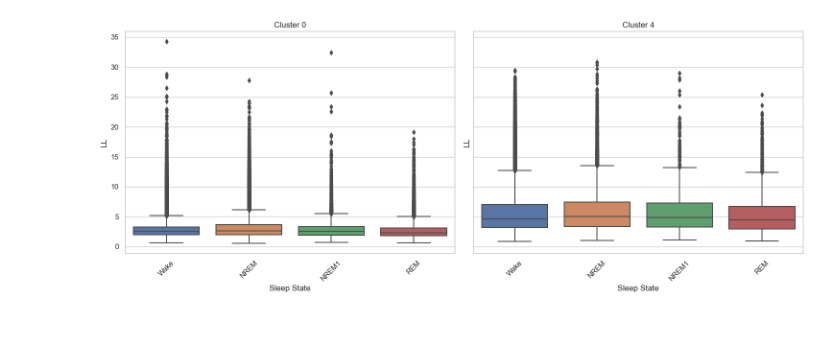
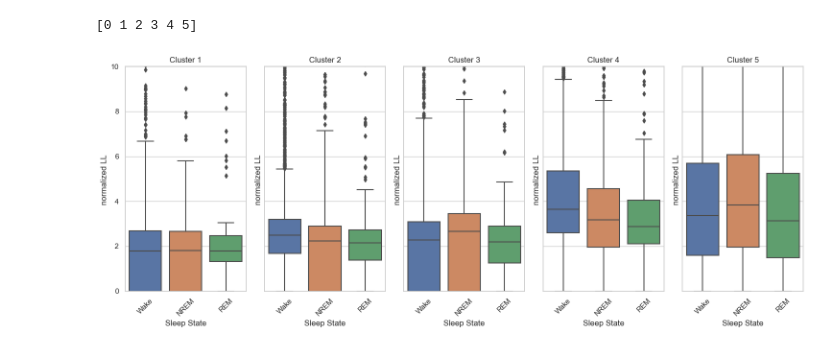
Before and after one commit to vellen23/UBELIX_EvM, a Jupyter notebook: NMF/functions/Untitled.ipynb, the cells around one changed output. Cells and saved outputs as stored; diff of their text form; code cells hidden in the pictures.

```diff
--- a/NMF/functions/Untitled.ipynb
+++ b/NMF/functions/Untitled.ipynb
@@ -41,4 +47,4 @@ con_trial.insert(5,'Cluster', 0)
 # %%
 # Add 'Cluster' column to the DataFrame based on the cluster assignments
 for i, channels_in_cluster in clusters.items():
-    con_trial.loc[np.isin(con_trial.Con_ID, channels_in_cluster), 'Cluster'] = i
+    con_trial.loc[np.isin(con_trial.Con_ID, channels_in_cluster), 'Cluster'] = np.array(i).astype('int')+1
@@ -44,0 +58,7 @@ for i, channels_in_cluster in clusters.items():
+# %%
+for i in range(H.shape[0]):
+    plt.plot(H[i], label='H'+str(i+1))
+
+plt.ylabel('H coefficients')
+plt.xlabel('Block-Number')
+plt.legend()
@@ -65,0 +73,17 @@ con_trial
+# %%
+con_mean = con_trial.groupby(['Con_ID','Stim', 'Chan', 'SleepState'], as_index=False)[['Sig','d','LL_norm']].mean()
+# %%
+num_clusters = len(clusters.items())
+fig, axes = plt.subplots(1, num_clusters, figsize=(15, 6), sharey=True)
+
+# Loop through each unique cluster to create boxplot
+for i, channels_in_cluster in clusters.items():
+    i = np.array(i).astype('int')
+    data_plot = con_mean.loc[np.isin(con_mean.Con_ID, channels_in_cluster)]
+
+    ax = sns.boxplot(x='SleepState', y='LL_norm',data=data_plot, ax=axes[i], order=['Wake', 'NREM', 'REM'])
+    ax.set_title(f'Cluster {i+1}')
+    ax.set_xlabel('Sleep State')
+    ax.set_ylabel('normalized LL ')
+    ax.set_xticklabels(ax.get_xticklabels(), rotation=45)
+    #ax.set_ylim([0, 5])
@@ -66,28 +92,29 @@ con_trial
 # %%
 # Set up the plotting style
 sns.set(style="whitegrid")
 
 # Get unique cluster indices
-unique_clusters = con_trial['Cluster'].unique()
-
+unique_clusters = np.sort(con_trial['Cluster'].unique())
+print(unique_clusters)
 # Create a figure and subplots
-num_clusters = len(unique_clusters)
+num_clusters = len(clusters.items())
 fig, axes = plt.subplots(1, num_clusters, figsize=(15, 6), sharey=True)
 
 # Loop through each unique cluster to create boxplot
-for i, cluster_idx in enumerate(unique_clusters):
+for i, cluster_idx in enumerate(np.arange(1,num_clusters+1)):
     cluster_data = con_trial[con_trial['Cluster'] == cluster_idx]
 
     ax = sns.boxplot(x='SleepState', y='LL_norm', data=cluster_data, ax=axes[i])
     ax.set_title(f'Cluster {cluster_idx}')
     ax.set_xlabel('Sleep State')
-    ax.set_ylabel('LL')
+    ax.set_ylabel('normalized LL ')
     ax.set_xticklabels(ax.get_xticklabels(), rotation=45)
-
+    ax.set_ylim([0, 10])
 # Adjust spacing between subplots
 plt.tight_layout()
 
 # Show the plots
 plt.show()
 # %% [output]
+[0 1 2 3 4 5]
-[figure, old version]
+[figure, new version]
```
Also changed, not shown: parts of 6 cells of this notebook, 8 other files.
